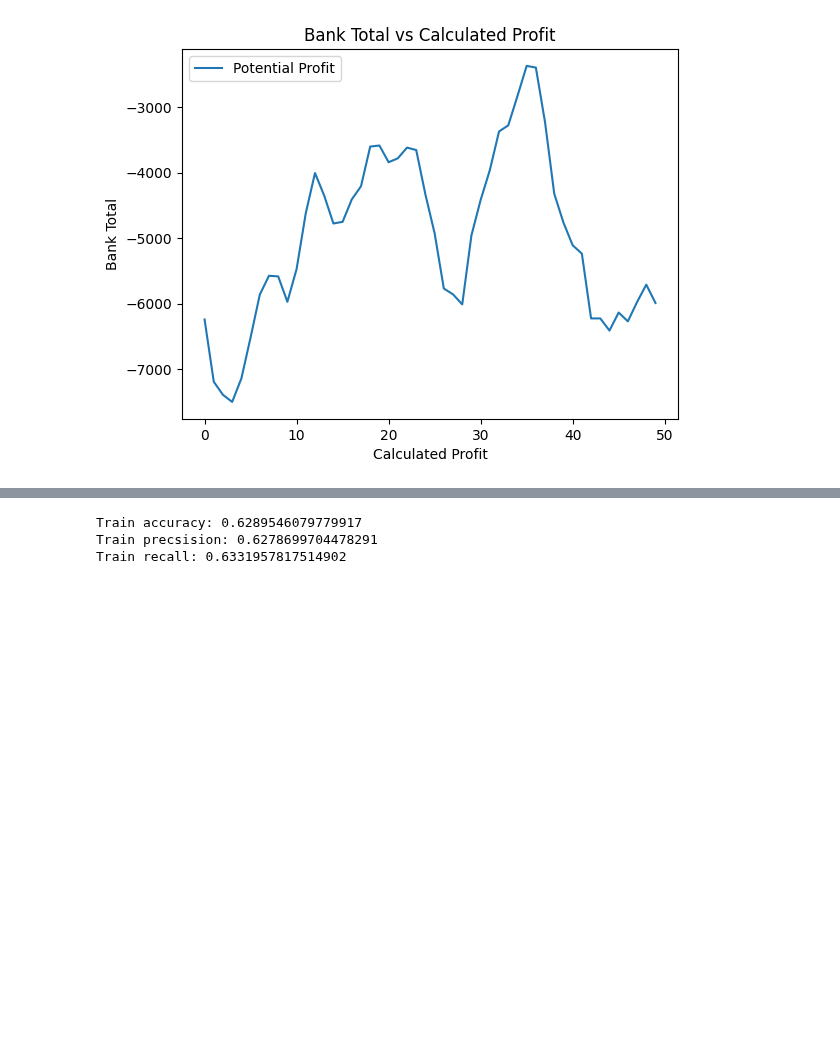
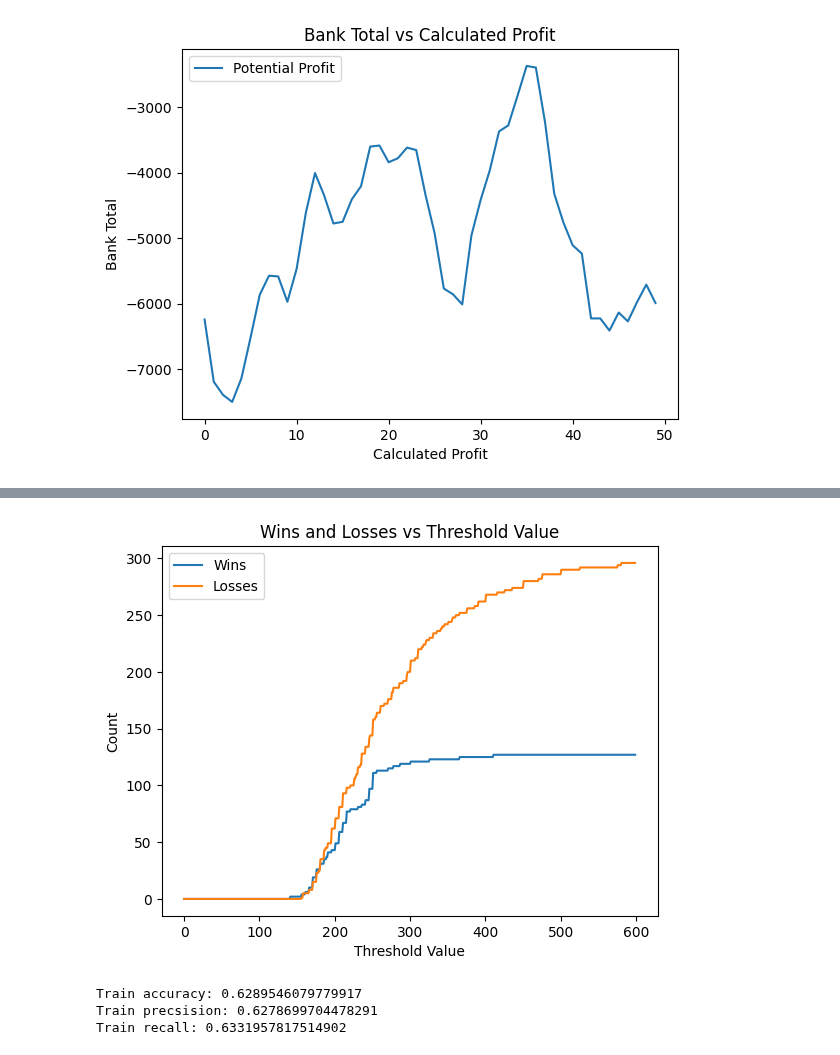
Before and after one commit to FlawlessAfro/ML_fight_prediction, a Jupyter notebook: ML Model Testing/xgboost_model.ipynb, the cells around one changed output, grey strips where cells are left out. Drawn from its saved outputs; the diff is of its cells as text; code cells hidden in the pictures; blank space fills up the shorter version.

```diff
--- a/ML Model Testing/xgboost_model.ipynb
+++ b/ML Model Testing/xgboost_model.ipynb
@@ -156,3 +156,42 @@ plt.show()
+# %%
+threshold_values = range(0, 600)
+wins = []
+losses = []
+bet_amount = 100
+
+for threshold in threshold_values:
+    win_count = 0
+    loss_count = 0
+
+    condition_blue = ((result_df['b_ev'] * result_df['Probability_Blue'] - bet_amount * result_df['Probability_Red']) > max_index) & (result_df['b_ev'] < threshold)
+    condition_red = ((result_df['r_ev'] * result_df['Probability_Red'] - bet_amount * result_df['Probability_Blue']) > max_index) & (result_df['r_ev'] < threshold)
+
+    for index, row in result_df.iterrows():
+        if condition_blue[index]:
+            if row['winner'] == 'Blue':
+                win_count += 1
+            else:
+                loss_count += 1
+        elif condition_red[index]:
+            if row['winner'] == 'Red':
+                win_count += 1
+            else:
+                loss_count += 1
+
+    wins.append(win_count)
+    losses.append(loss_count)
+
+plt.plot(threshold_values, wins, label='Wins')
+plt.plot(threshold_values, losses, label='Losses')
+plt.xlabel('Threshold Value')
+plt.ylabel('Count')
+plt.legend()
+plt.title('Wins and Losses vs Threshold Value')
+plt.savefig("../DASH App/assets/xgb_wins_losses.png")
+
+plt.show()
+# %% [output]
+[figure, added]
 # %%
 y_pred_train = xgb_model.predict(X_train)
 y_pred_test = xgb_model.predict(X_test)
```
Also changed, not shown: parts of 1 cell of this notebook, 6 other files.
